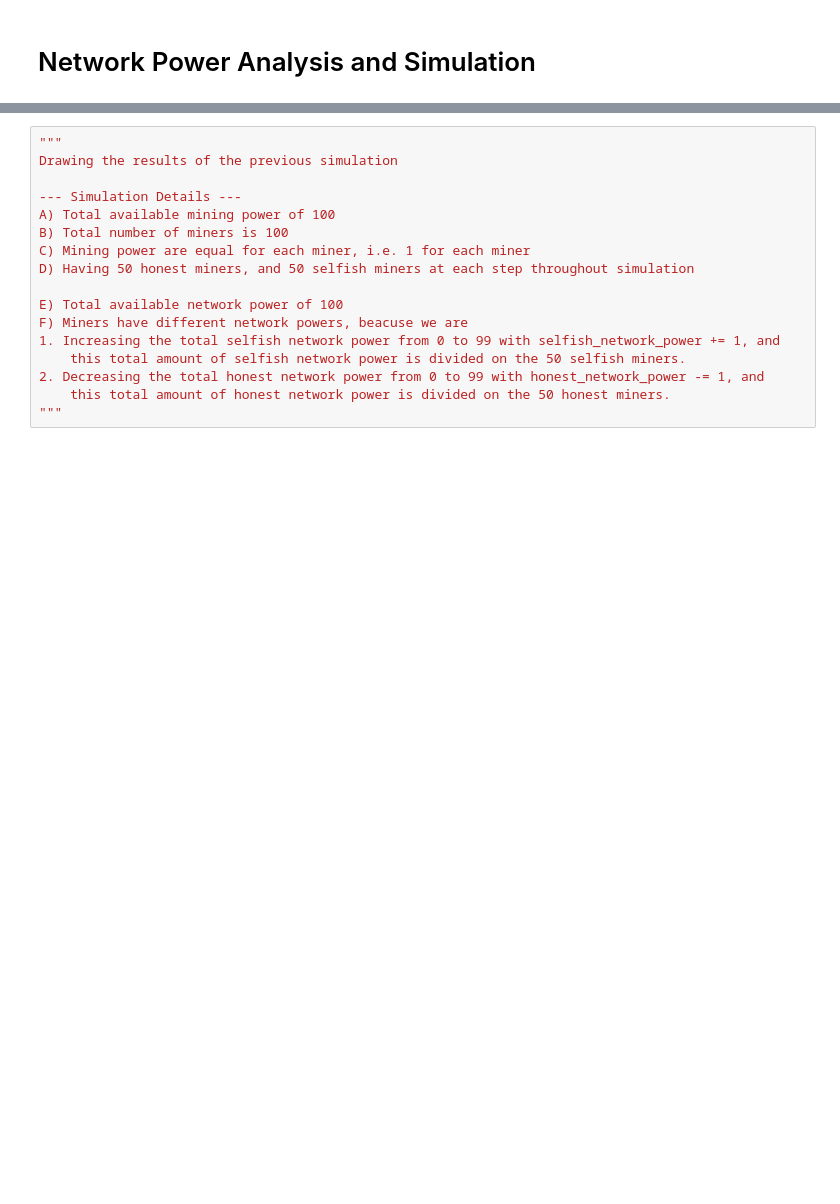
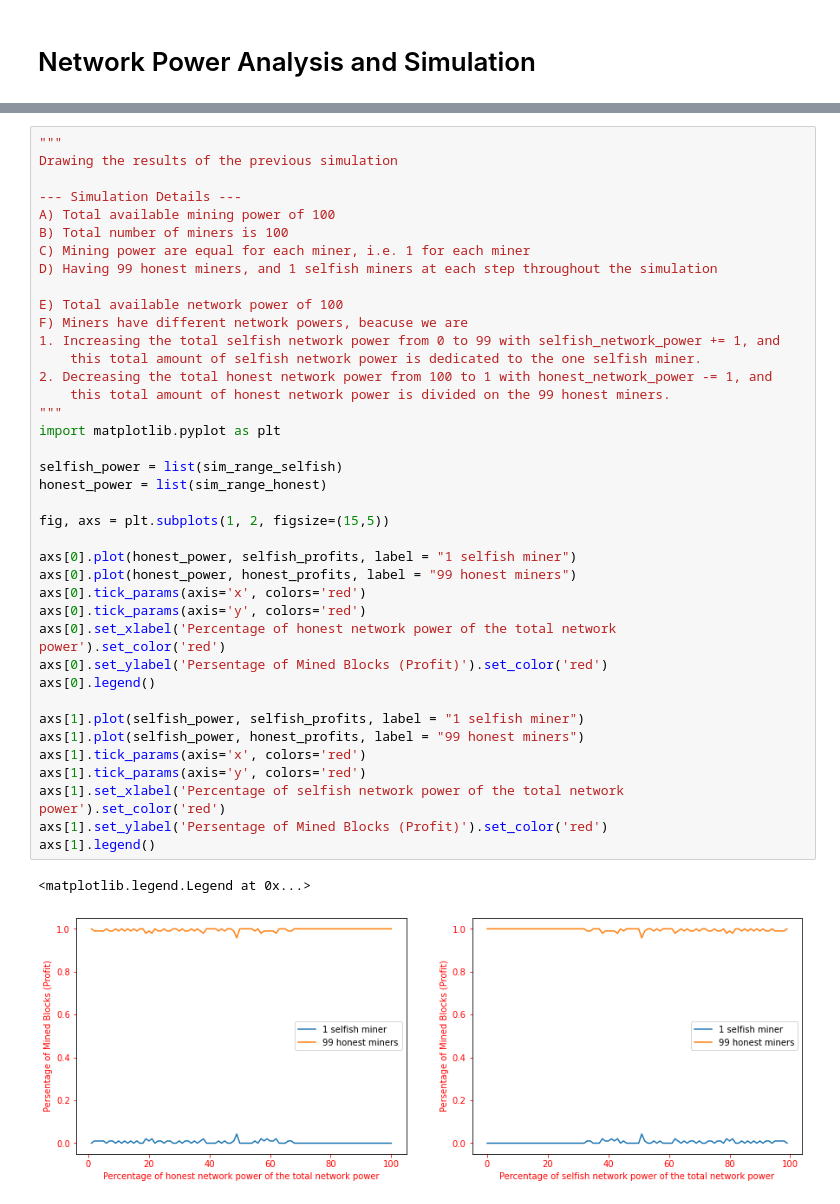
Before and after one commit to MohammedGuniem/Selfish-GHOST-and-Stubborn-Mining, a Jupyter notebook: Final Project Notebook.ipynb, the cells around one changed output, grey strips where cells are left out. Cells and saved outputs as stored; diff of their text form; blank space fills up the shorter version.

Commit message:
simulation of network power is done
next, run again and comment results of analysis

```diff
--- a/Final Project Notebook.ipynb
+++ b/Final Project Notebook.ipynb
@@ -473,17 +732,42 @@ F) Miners have different network powers, beacuse we are
 # %%
 """
 Drawing the results of the previous simulation
 
 --- Simulation Details ---
 A) Total available mining power of 100
 B) Total number of miners is 100
 C) Mining power are equal for each miner, i.e. 1 for each miner
-D) Having 50 honest miners, and 50 selfish miners at each step throughout simulation
+D) Having 99 honest miners, and 1 selfish miners at each step throughout the simulation
 
 E) Total available network power of 100
 F) Miners have different network powers, beacuse we are
 1. Increasing the total selfish network power from 0 to 99 with selfish_network_power += 1, and
-    this total amount of selfish network power is divided on the 50 selfish miners.
-2. Decreasing the total honest network power from 0 to 99 with honest_network_power -= 1, and
-    this total amount of honest network power is divided on the 50 honest miners.
+    this total amount of selfish network power is dedicated to the one selfish miner.
+2. Decreasing the total honest network power from 100 to 1 with honest_network_power -= 1, and
+    this total amount of honest network power is divided on the 99 honest miners.
 """
+import matplotlib.pyplot as plt
+
+selfish_power = list(sim_range_selfish)
+honest_power = list(sim_range_honest)
+
+fig, axs = plt.subplots(1, 2, figsize=(15,5))
+
+axs[0].plot(honest_power, selfish_profits, label = "1 selfish miner")
+axs[0].plot(honest_power, honest_profits, label = "99 honest miners")
+axs[0].tick_params(axis='x', colors='red')
+axs[0].tick_params(axis='y', colors='red')
+axs[0].set_xlabel('Percentage of honest network power of the total network power').set_color('red')
+axs[0].set_ylabel('Persentage of Mined Blocks (Profit)').set_color('red')
+axs[0].legend()
+
+axs[1].plot(selfish_power, selfish_profits, label = "1 selfish miner")
+axs[1].plot(selfish_power, honest_profits, label = "99 honest miners")
+axs[1].tick_params(axis='x', colors='red')
+axs[1].tick_params(axis='y', colors='red')
+axs[1].set_xlabel('Percentage of selfish network power of the total network power').set_color('red')
+axs[1].set_ylabel('Persentage of Mined Blocks (Profit)').set_color('red')
+axs[1].legend()
+# %% [output]
+<matplotlib.legend.Legend at 0x...>
+[figure, added]
```
Also changed, not shown: parts of 8 cells of this notebook, 1 other file.
